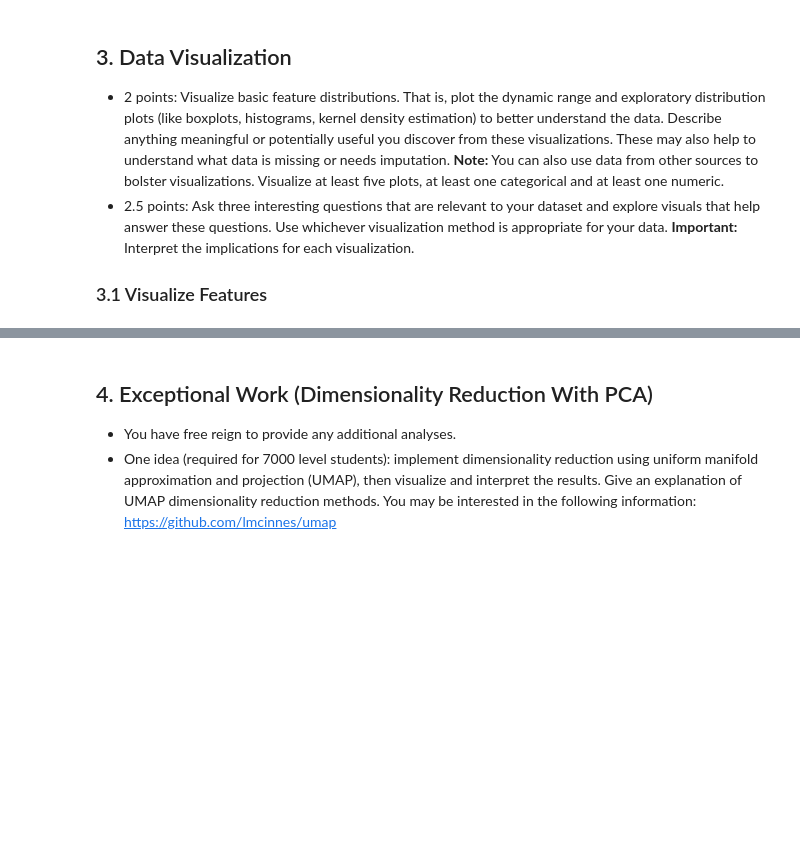
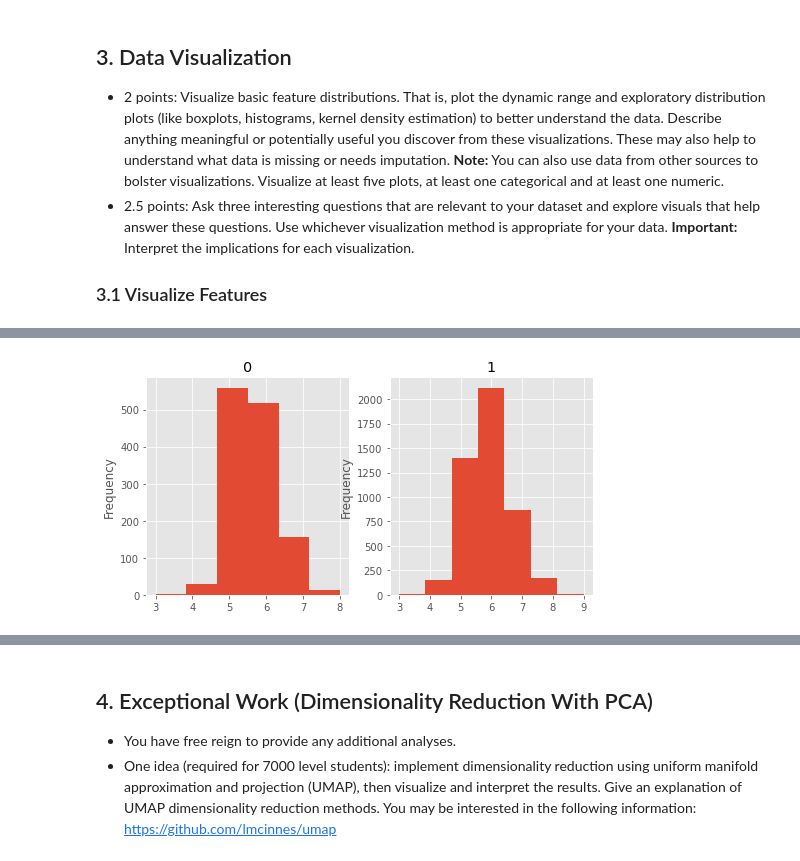
Before and after one commit to harrisonnoble/ml-projects, a Jupyter notebook: Lab 1/Lab 1.ipynb, the cells around one changed output, grey strips where cells are left out. Saved outputs shown, nothing was run; the diff lists cells and outputs as text; code cells hidden in the pictures; blank space fills up the shorter version.

```diff
--- a/Lab 1/Lab 1.ipynb
+++ b/Lab 1/Lab 1.ipynb
@@ -244,0 +289,16 @@ As we can now see from the histograms, there is much less skew in the data and t
+# %%
+color_grp = df_full.groupby(by='color')
+
+plt.style.use('ggplot')
+fig = plt.figure(figsize=(8,4))
+color_grp.quality.hist(bins=7)
+
+count = 1
+for clr, grp in color_grp:
+    plt.subplot(1,2,count)
+    plt.xticks(range(3,10))
+    grp.quality.plot.hist(bins=(7 - (1-int(clr))), title=str(clr))
+    count += 1
+plt.show()
+# %% [output]
+[figure, added]
```
Also changed, not shown: parts of 6 cells of this notebook.
